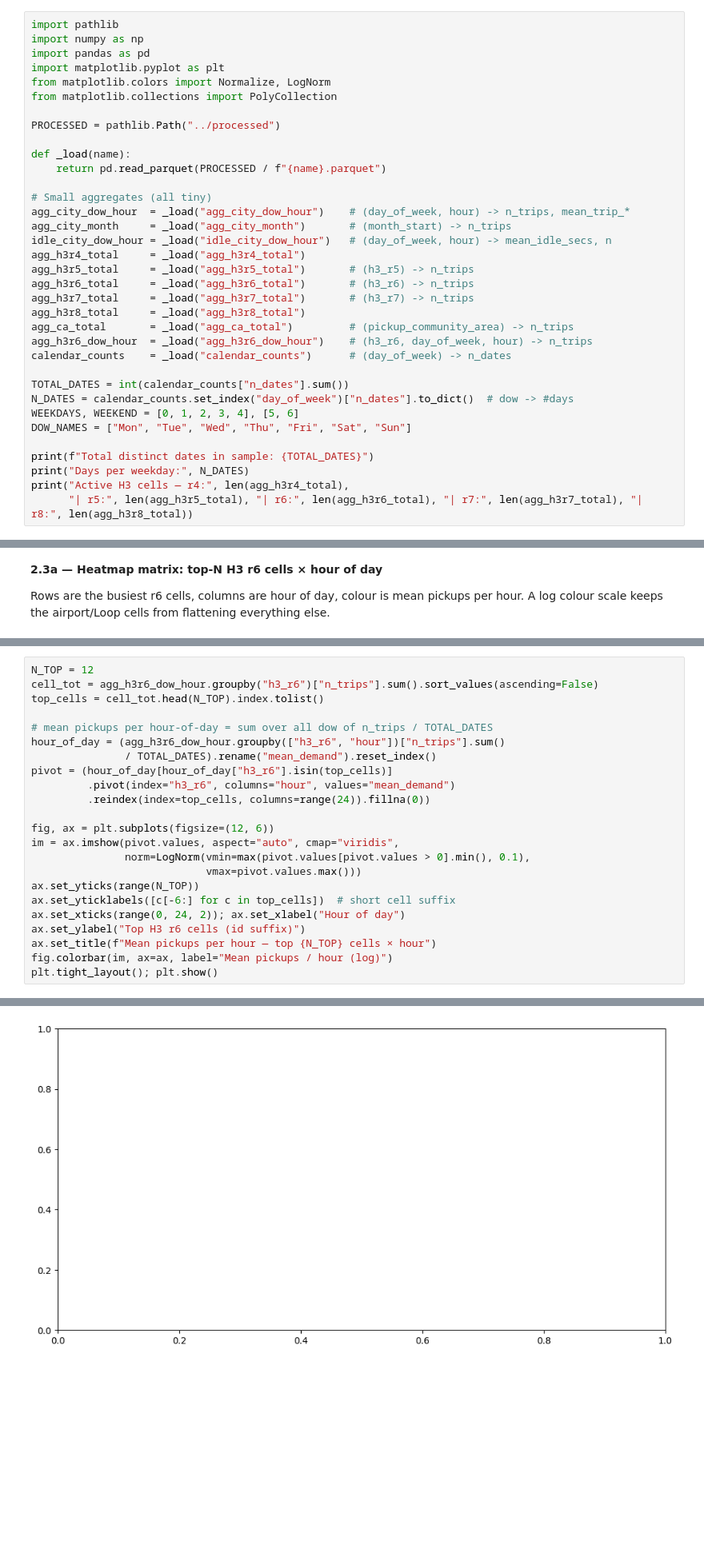
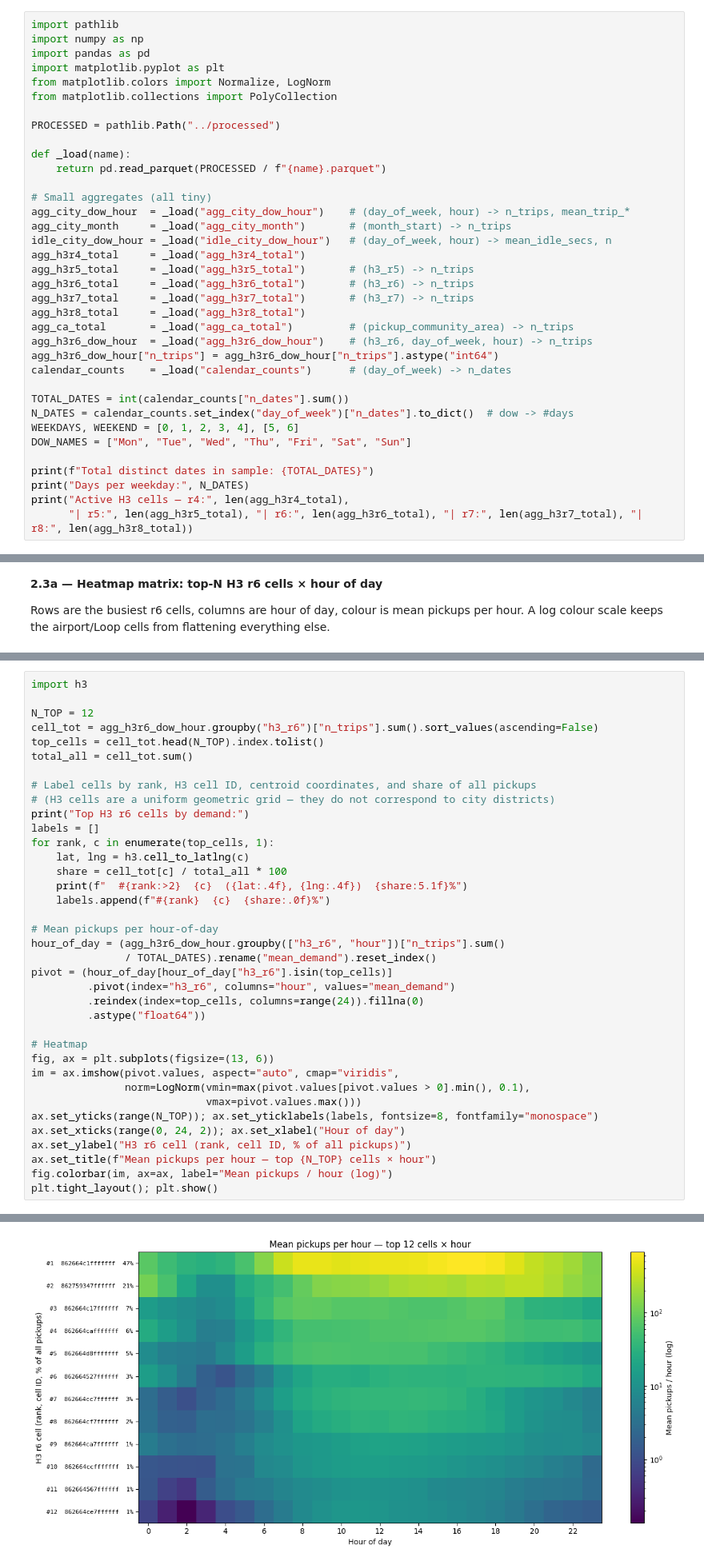
Before and after one commit to mariusmeurer/AAA-assignment, a Jupyter notebook: personal_kati/Task2.ipynb, the cells around one changed output, grey strips where cells are left out. Shown at 80% size. Drawn from its saved outputs; the diff is of its cells as text; blank space fills up the shorter version.

```diff
--- a/personal_kati/Task2.ipynb
+++ b/personal_kati/Task2.ipynb
@@ -144,6 +144,7 @@ agg_h3r7_total     = _load("agg_h3r7_total")       # (h3_r7) -> n_trips
 agg_h3r8_total     = _load("agg_h3r8_total")
 agg_ca_total       = _load("agg_ca_total")         # (pickup_community_area) -> n_trips
 agg_h3r6_dow_hour  = _load("agg_h3r6_dow_hour")    # (h3_r6, day_of_week, hour) -> n_trips
+agg_h3r6_dow_hour["n_trips"] = agg_h3r6_dow_hour["n_trips"].astype("int64")
 calendar_counts    = _load("calendar_counts")      # (day_of_week) -> n_dates
 
 TOTAL_DATES = int(calendar_counts["n_dates"].sum())
@@ -567,23 +660,37 @@ colour scale keeps the airport/Loop cells from flattening everything else.
 # %%
+import h3
+
 N_TOP = 12
 cell_tot = agg_h3r6_dow_hour.groupby("h3_r6")["n_trips"].sum().sort_values(ascending=False)
 top_cells = cell_tot.head(N_TOP).index.tolist()
+total_all = cell_tot.sum()
 
-# mean pickups per hour-of-day = sum over all dow of n_trips / TOTAL_DATES
+# Label cells by rank, H3 cell ID, centroid coordinates, and share of all pickups
+# (H3 cells are a uniform geometric grid — they do not correspond to city districts)
+print("Top H3 r6 cells by demand:")
+labels = []
+for rank, c in enumerate(top_cells, 1):
+    lat, lng = h3.cell_to_latlng(c)
+    share = cell_tot[c] / total_all * 100
+    print(f"  #{rank:>2}  {c}  ({lat:.4f}, {lng:.4f})  {share:5.1f}%")
+    labels.append(f"#{rank}  {c}  {share:.0f}%")
+
+# Mean pickups per hour-of-day
 hour_of_day = (agg_h3r6_dow_hour.groupby(["h3_r6", "hour"])["n_trips"].sum()
                / TOTAL_DATES).rename("mean_demand").reset_index()
 pivot = (hour_of_day[hour_of_day["h3_r6"].isin(top_cells)]
          .pivot(index="h3_r6", columns="hour", values="mean_demand")
-         .reindex(index=top_cells, columns=range(24)).fillna(0))
+         .reindex(index=top_cells, columns=range(24)).fillna(0)
+         .astype("float64"))
 
-fig, ax = plt.subplots(figsize=(12, 6))
+# Heatmap
+fig, ax = plt.subplots(figsize=(13, 6))
 im = ax.imshow(pivot.values, aspect="auto", cmap="viridis",
                norm=LogNorm(vmin=max(pivot.values[pivot.values > 0].min(), 0.1),
                             vmax=pivot.values.max()))
-ax.set_yticks(range(N_TOP))
-ax.set_yticklabels([c[-6:] for c in top_cells])  # short cell suffix
+ax.set_yticks(range(N_TOP)); ax.set_yticklabels(labels, fontsize=8, fontfamily="monospace")
 ax.set_xticks(range(0, 24, 2)); ax.set_xlabel("Hour of day")
-ax.set_ylabel("Top H3 r6 cells (id suffix)")
+ax.set_ylabel("H3 r6 cell (rank, cell ID, % of all pickups)")
 ax.set_title(f"Mean pickups per hour — top {N_TOP} cells × hour")
 fig.colorbar(im, ax=ax, label="Mean pickups / hour (log)")
 plt.tight_layout(); plt.show()
@@ -592,4 +711,4 @@ TypeError: Image data of dtype object cannot be converted to float
-[figure, old version]
+[figure, new version]
 # %% [markdown]
 **2.3b — Small multiples: demand maps at representative time slices**
 
```
Also changed, not shown: parts of 11 cells of this notebook.
